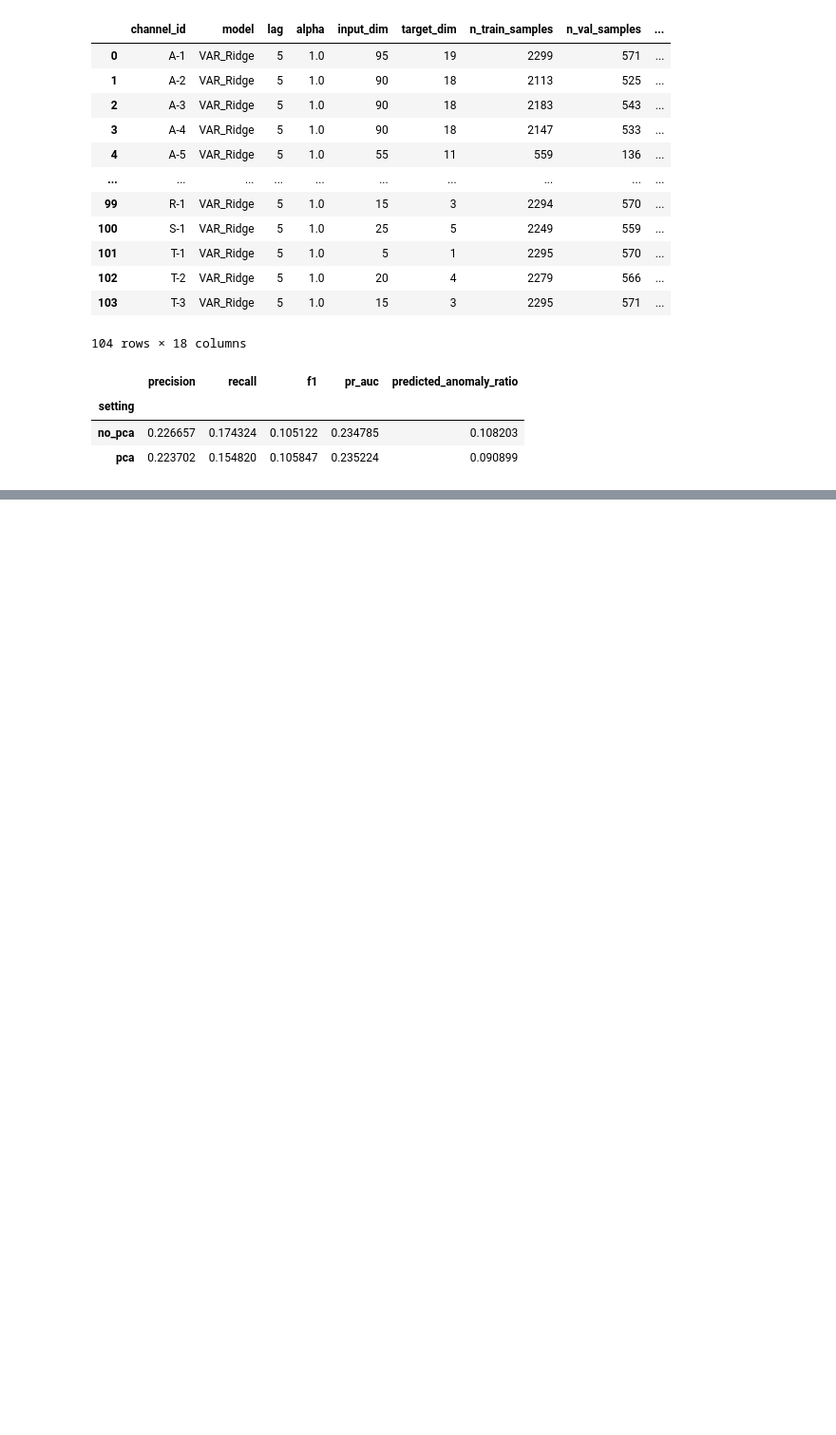
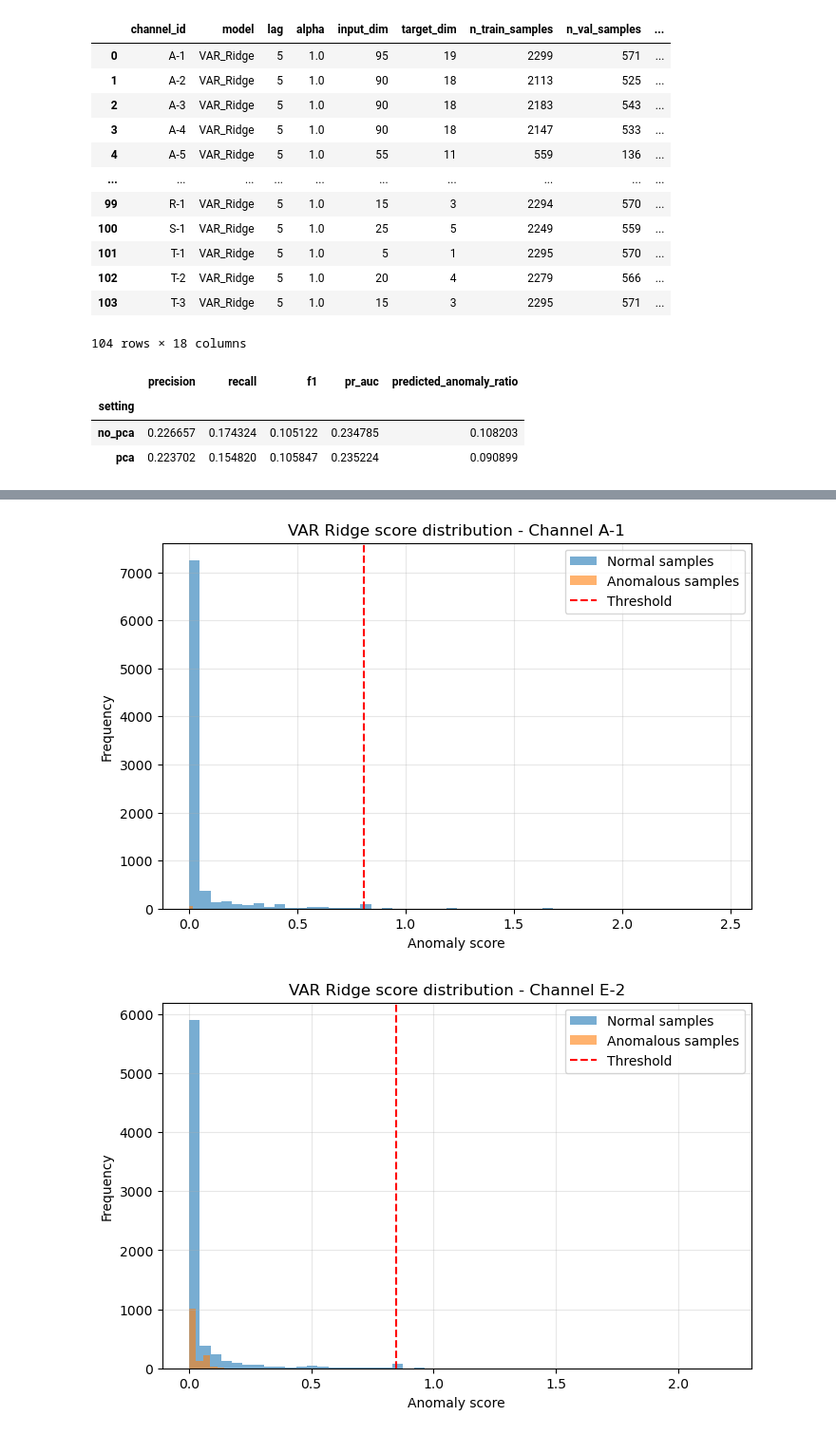
Before and after one commit to LucianoScarpino/Anomaly_Detection_Nasa_SMAP, a Jupyter notebook: Anomaly_Detection.ipynb, the cells around one changed output, grey strips where cells are left out. Shown at 95% size. Drawn from its saved outputs; the diff is of its cells as text; code cells hidden in the pictures; blank space fills up the shorter version.

```diff
--- a/Anomaly_Detection.ipynb
+++ b/Anomaly_Detection.ipynb
@@ -1792,0 +1817,19 @@ TypeError: plot_iforest_scores_with_anomaly_regions() got an unexpected keyword
+# %%
+plot_score_distribution(
+    scores=scores_A1_var,
+    y_true=y_true_A1_var,
+    threshold=threshold_A1_var,
+    channel_id='A-1',
+    model_name="VAR Ridge"
+)
+
+plot_score_distribution(
+    scores=scores_E2_var,
+    y_true=y_true_E2_var,
+    threshold=threshold_E2_var,
+    channel_id='E-2',
+    model_name="VAR Ridge"
+)
+# %% [output]
+[figure, added]
+[figure, added]
```
Also changed, not shown: parts of 8 cells of this notebook.
